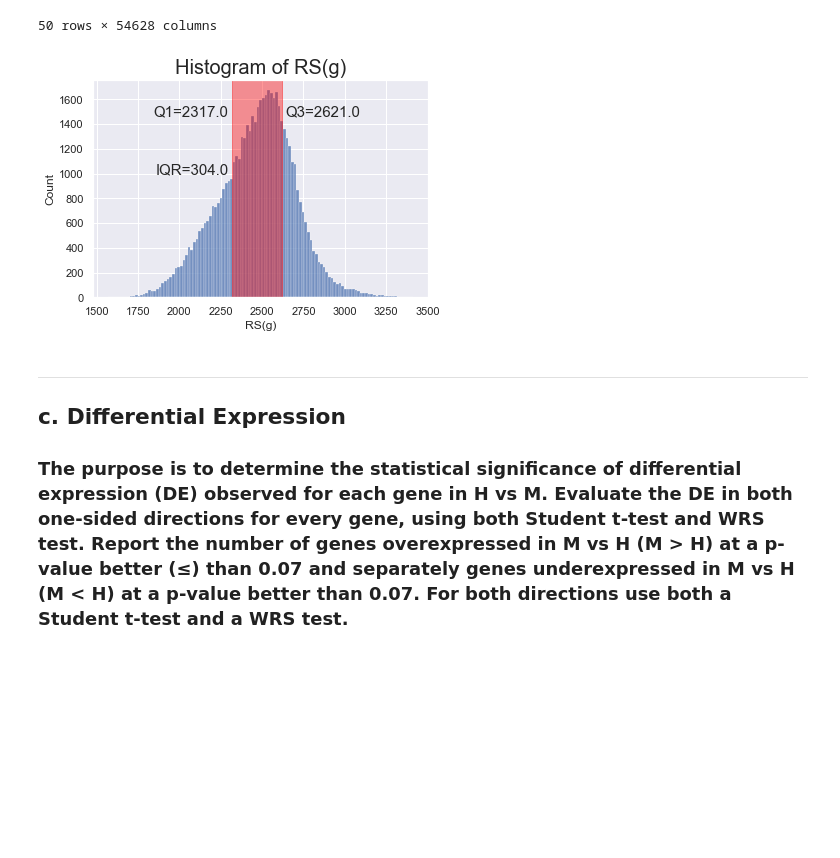
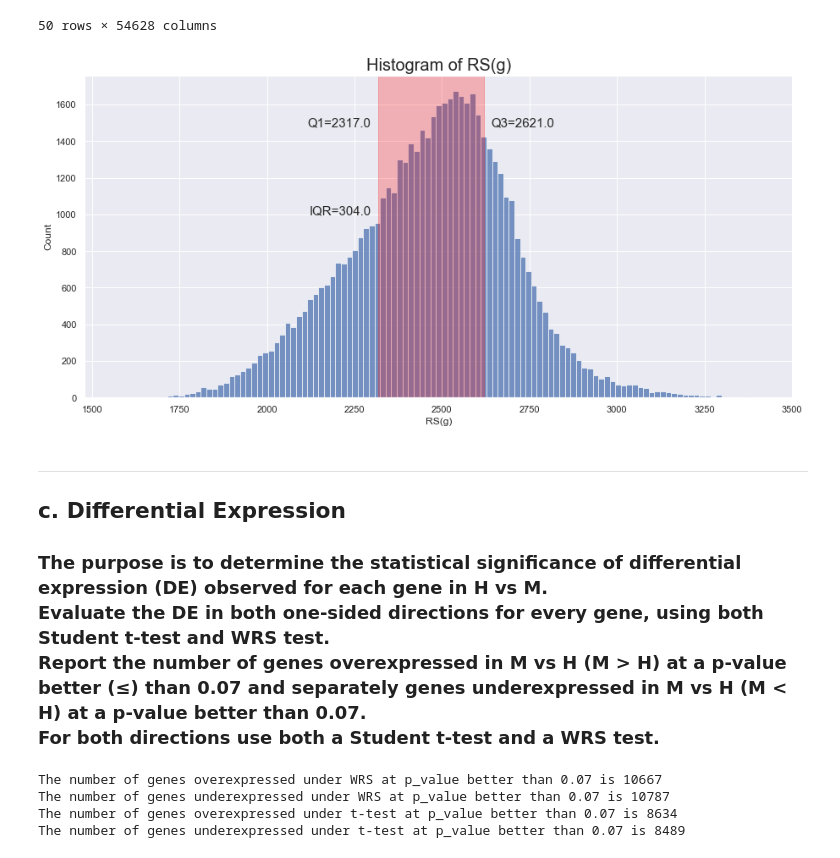
Before and after one commit to ronigold/Statistics_HW, a Jupyter notebook: HW4.ipynb, the cells around one changed output. Cells and saved outputs as stored; diff of their text form; code cells hidden in the pictures; blank space fills up the shorter version.

```diff
--- a/HW4.ipynb
+++ b/HW4.ipynb
@@ -249,23 +249,23 @@ See the caveats in the documentation: https://pandas.pydata.org/pandas-docs/stab
 50 rows × 54628 columns
 # %%
 #plot histogram
-fig, ax = plt.subplots()
+fig, ax = plt.subplots(figsize = (15, 7))
 sns.histplot(RS.loc["RS"]).set(xlabel='RS(g)')
 ax.set_title("Histogram of RS(g)", fontdict={'size':20})
 
 #add IQR to histogram plot
 q1, q3 = np.percentile(RS.loc["RS"], [25, 75])
-ax.axvspan(q1, q3, alpha=0.4, color="red")
+ax.axvspan(q1, q3, alpha=0.25, color="red")
 #ax.vlines(q3, alpha=0.8, ymin=0, ymax=10000, color="red")
 
 #Annotations
 ax.text(q1-20, 1500, f'Q1={q1}', horizontalalignment='right', verticalalignment='center', fontdict={'size':15})
 ax.text(q3+20, 1500, f'Q3={q3}', horizontalalignment='left', verticalalignment='center', fontdict={'size':15})
 ax.text(q1-20, 1000, f'IQR={q3-q1}', horizontalalignment='right', fontdict={'size':15})
 plt.show()
 # %% [output]
-[figure, old version]
+[figure, new version]
 # %% [markdown]
 ---
 ## c. Differential Expression
-### The purpose is to determine the statistical significance of differential expression (DE) observed for each gene in H vs M. Evaluate the DE in both one-sided directions for every gene, using both Student t-test and WRS test. Report the number of genes overexpressed in M vs H (M > H) at a p-value better (≤) than 0.07 and separately genes underexpressed in M vs H (M < H) at a p-value better than 0.07. For both directions use both a Student t-test and a WRS test.
+### The purpose is to determine the statistical significance of differential expression (DE) observed for each gene in H vs M. <br>Evaluate the DE in both one-sided directions for every gene, using both Student t-test and WRS test.<br> Report the number of genes overexpressed in M vs H (M > H) at a p-value better (≤) than 0.07 and separately genes underexpressed in M vs H (M < H) at a p-value better than 0.07.<br>For both directions use both a Student t-test and a WRS test.
@@ -271,0 +299,10 @@ plt.show()
+# %%
+print(f"The number of genes overexpressed under WRS at p_value better than 0.07 is {WRS_p[WRS_p <= 0.07].count()[0]}")
+print(f"The number of genes underexpressed under WRS at p_value better than 0.07 is {WRS_p[WRS_p >= 0.93].count()[0]}")
+print(f"The number of genes overexpressed under t-test at p_value better than 0.07 is {t_p[t_p <= 0.07].count()[0]}")
+print(f"The number of genes underexpressed under t-test at p_value better than 0.07 is {t_p[t_p >= 0.93].count()[0]}")
+# %% [output]
+The number of genes overexpressed under WRS at p_value better than 0.07 is 10667
+The number of genes underexpressed under WRS at p_value better than 0.07 is 10787
+The number of genes overexpressed under t-test at p_value better than 0.07 is 8634
+The number of genes underexpressed under t-test at p_value better than 0.07 is 8489
```
Also changed, not shown: parts of 5 cells of this notebook.
